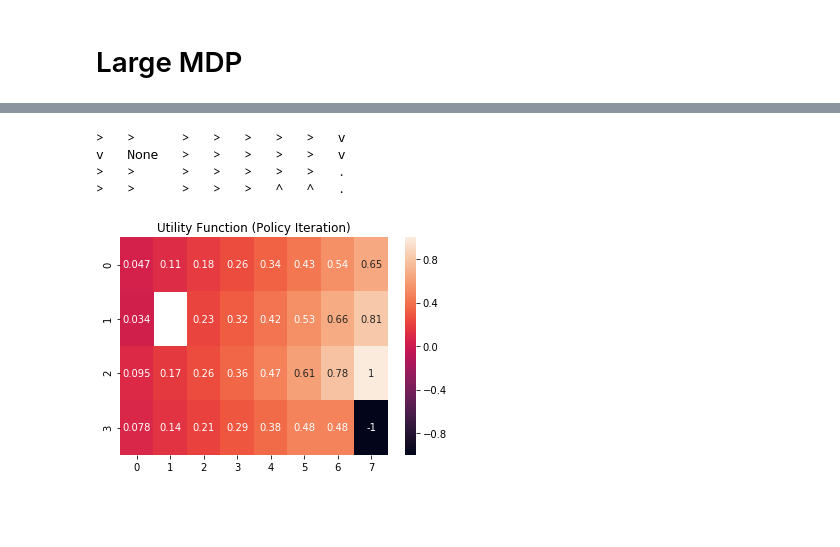
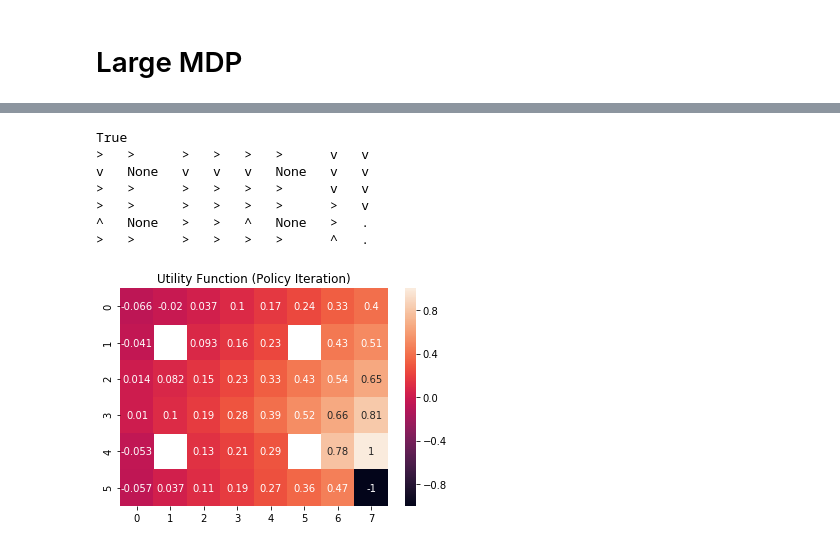
Before and after one commit to nshea3/ml_notebooks_p4, a Jupyter notebook: aimacode_mdp.ipynb, the cells around one changed output, grey strips where cells are left out. Saved outputs shown, nothing was run; the diff lists cells and outputs as text; code cells hidden in the pictures; blank space fills up the shorter version.

```diff
--- a/aimacode_mdp.ipynb
+++ b/aimacode_mdp.ipynb
@@ -22,0 +139,4 @@ gridmdp_small.to_arrows(pi_gmdps)
+# %%
+x = np.linspace(.01,1.0,100)
+y = [(1.0 - gamma) / gamma for gamma in x]
+plt.plot(x,y)
@@ -199,7 +351,7 @@ Text(0,0.5,'Time (s)')
 # %% [markdown]
 # Large MDP
 # %%
-gridmdp = GridMDP([[-0.04, -0.04, -0.04, -0.04, -0.04, -0.04, -0.04, -0.04],
+gridmdp_large = GridMDP([[-0.04, -0.04, -0.04, -0.04, -0.04, -0.04, -0.04, -0.04],
                    [-0.04, None, -0.04, -0.04, -0.04, None, -0.04, -0.04],
                    [-0.04, -0.04, -0.04, -0.04, -0.04, -0.04, -0.04, -0.04],
                    [-0.04, -0.04, -0.04, -0.04, -0.04, -0.04, -0.04, -0.04],
@@ -208,0 +457,20 @@ gridmdp = GridMDP([[-0.04, -0.04, -0.04, -0.04, -0.04, -0.04, -0.04, -0.04],
+# %%
+dist_lg = []
+gridmdp = GridMDP(gridlist_large, terminals=term_large, gamma=gamma)
+vi_converged = best_policy(gridmdp, value_iteration(gridmdp, epsilon = 0.0)[0])
+
+"""for ep in np.linspace(0.0,5.0,10):
+    k_list = []
+    for x in range(10):
+        vi_unconverged = value_iteration(gridmdp, epsilon = ep)[0]
+        vi_unconverged = best_policy(gridmdp, )
+        k_list.append(strat_match_pct(vi_converged, vi_unconverged, gridmdp.states))
+    dist_lg.append(sum(k_list)/len(k_list))
+
+
+plt.plot(dist_lg)
+
+plt.suptitle("% Match to Optimal versus k parameter (Policy Iteration)")
+plt.ylabel("% Match to Optimal")
+plt.xlabel("k Parameter")
+plt.ylim((0,1))"""
@@ -246,15 +546,22 @@ vi_heatmap = sns.heatmap(utility_array_df, annot=True).set_title("Converged Util
 # %%
-pi, U, pi_iter_time, d = policy_iteration(gridmdp)
-pi_utility_array = utility_dict_toarray(U, (4,8))
+pi, U, pi_iter_time, d = policy_iteration(gridmdp_large, k=1)
+pi_utility_array = utility_dict_toarray(U, (6,8))
 
 utility_array_df = pd.DataFrame(pi_utility_array)
 
 sns.heatmap(utility_array_df, annot=True).set_title("Utility Function (Policy Iteration)")
 
+pi_gmdpl = best_policy(gridmdp_large, value_iteration(gridmdp_large)[0])
+
+print(pi_gmdpl == pi)
+
 print_table(gridmdp.to_arrows(pi))
 # %% [output]
->   >      >   >   >   >   >   v
-v   None   >   >   >   >   >   v
->   >      >   >   >   >   >   .
->   >      >   >   >   ^   ^   .
+True
+>   >      >   >   >   >      v   v
+v   None   v   v   v   None   v   v
+>   >      >   >   >   >      v   v
+>   >      >   >   >   >      >   v
+^   None   >   >   ^   None   >   .
+>   >      >   >   >   >      ^   .
-[figure, old version]
+[figure, new version]
```
Also changed, not shown: parts of 34 cells of this notebook.
